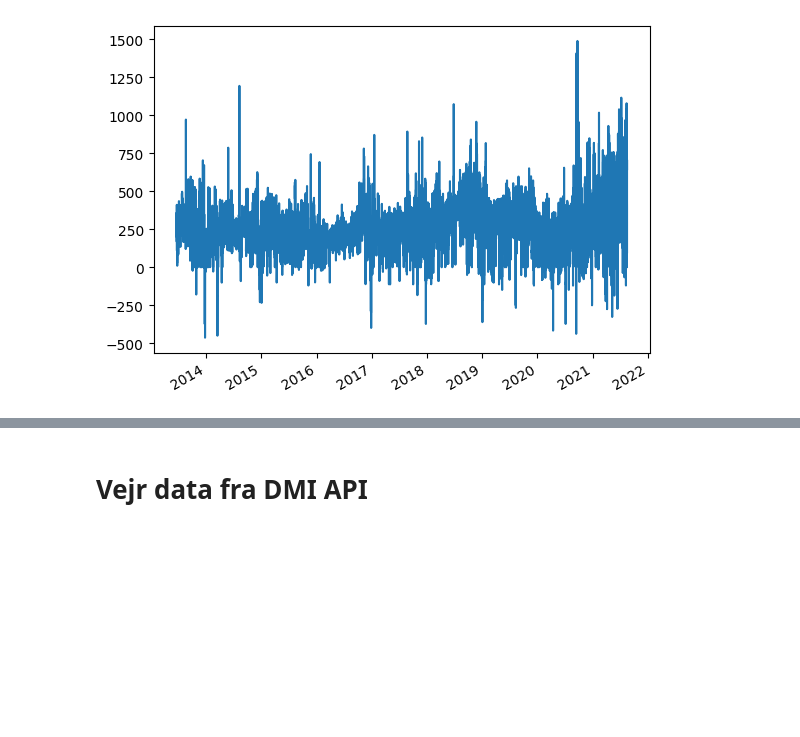
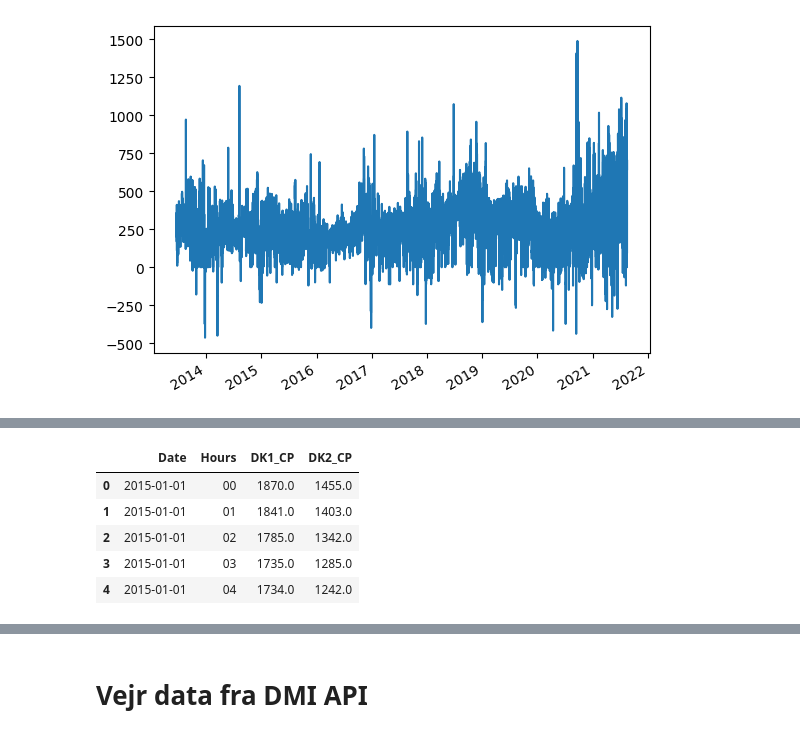
Before and after one commit to sjhpol/ISDS_arbejde, a Jupyter notebook: Exam/exam_project.ipynb, the cells around one changed output, grey strips where cells are left out. Cells and saved outputs as stored; diff of their text form; code cells hidden in the pictures; blank space fills up the shorter version.

```diff
--- a/Exam/exam_project.ipynb
+++ b/Exam/exam_project.ipynb
@@ -79,0 +180,23 @@ nordpool_df['DK1'][4000:].plot()
+# %%
+hourly = [i for i in page["Files"] if i["Resolution"] == "Hourly"]
+Categories = [i for i in hourly if i["Categories"] == ["Consumption prognosis"]]
+DKK = [i for i in Categories if "DK" in i["Name"]]
+URLS_CP = ["https://www.nordpoolgroup.com"+i["Url"] for i in DKK]
+df_con_prog = [pd.read_html(i)[0].droplevel(level = 0, axis = 1).droplevel(level = 0, axis = 1) for i in URLS_CP]
+# %%
+df_CP = pd.concat(df_con_prog)
+# df_CP[pd.isna(df_CP["DK1"])]
+
+cols = ["Unnamed: 0_level_2", "Hours", "DK1", "DK2"]
+df_CP = df_CP[cols].rename(columns = {"Unnamed: 0_level_2": "Date", "DK1": "DK1_CP", "DK2": "DK2_CP"})
+df_CP["Date"] = pd.to_datetime(df_CP["Date"])
+
+df_CP["Hours"] = df_CP["Hours"].str[:2]
+df_CP.head(5)
+# %% [output]
+|  | Date | Hours | DK1_CP | DK2_CP |
+| 0 | 2015-01-01 | 00 | 1870.0 | 1455.0 |
+| 1 | 2015-01-01 | 01 | 1841.0 | 1403.0 |
+| 2 | 2015-01-01 | 02 | 1785.0 | 1342.0 |
+| 3 | 2015-01-01 | 03 | 1735.0 | 1285.0 |
+| 4 | 2015-01-01 | 04 | 1734.0 | 1242.0 |
```
Also changed, not shown: parts of 34 cells of this notebook.
